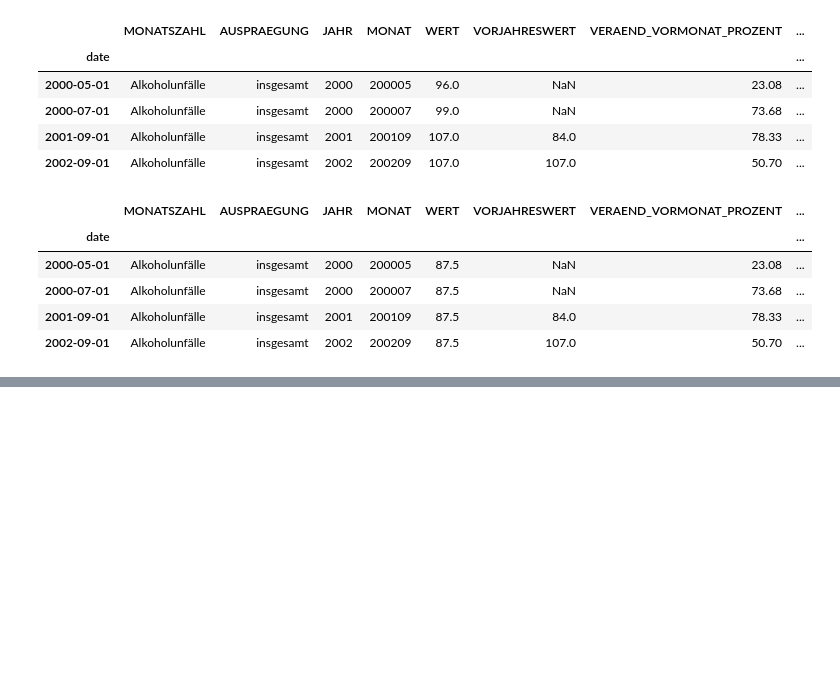
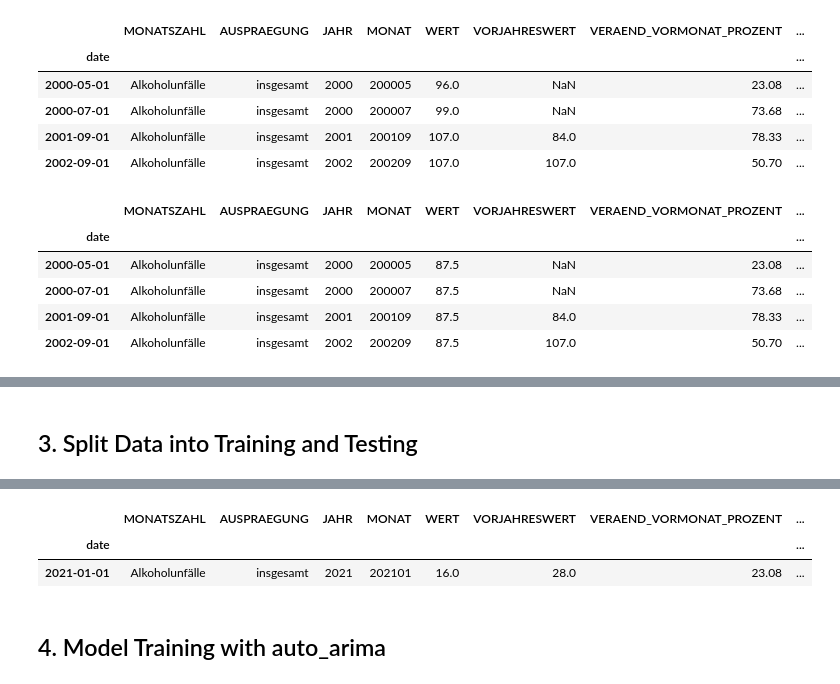
Before and after one commit to r-zeeshan/ai-challenge, a Jupyter notebook: main.ipynb, the cells around one changed output, grey strips where cells are left out. Drawn from its saved outputs; the diff is of its cells as text; code cells hidden in the pictures; blank space fills up the shorter version.

Commit message:
Getting data ready for an ARIMA model

```diff
--- a/main.ipynb
+++ b/main.ipynb
@@ -147,0 +192,15 @@ df_filtered.loc[outliers.index]
+# %% [markdown]
+## 3. Split Data into Training and Testing
+# %%
+train_end = '2020-12-31'
+
+# Training data: up to December 2020
+train_df = df_filtered[df_filtered.index <= train_end]
+
+# Testing data: January 2021
+test_df = df_filtered[df_filtered.index == '2021-01-01']
+
+print("\nTraining Data Range:", train_df.index.min(), "to", train_df.index.max())
+print("Testing Data:")
+test_df
+# %% [output]
@@ -147,0 +209,5 @@ df_filtered.loc[outliers.index]
+|  | MONATSZAHL | AUSPRAEGUNG | JAHR | MONAT | WERT | VORJAHRESWERT | VERAEND_VORMONAT_PROZENT | ... |
+| date |  |  |  |  |  |  |  | ... |
+| 2021-01-01 | Alkoholunfälle | insgesamt | 2021 | 202101 | 16.0 | 28.0 | 23.08 | ... |
+# %% [markdown]
+## 4. Model Training with auto_arima
```
Also changed, not shown: parts of 5 cells of this notebook.
